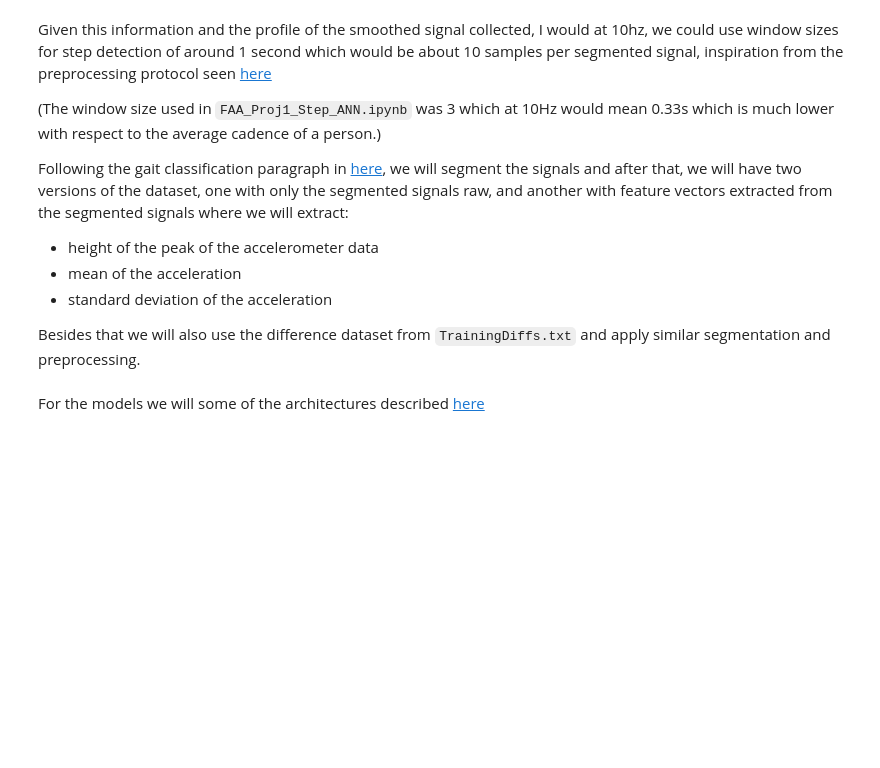
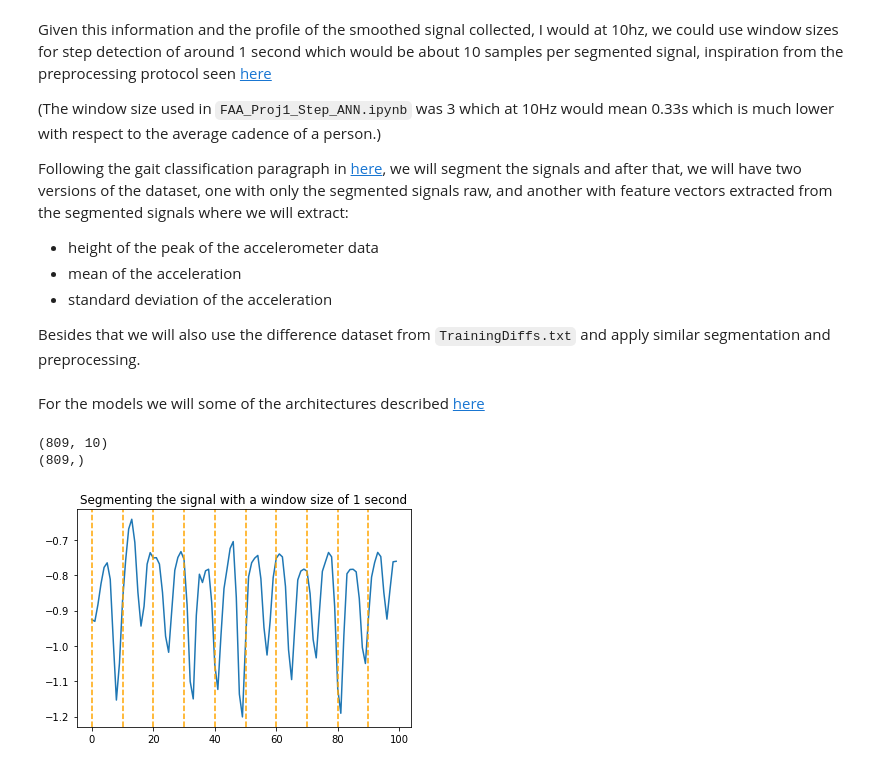
Before and after one commit to EnkrateiaLucca/stepsDetector, a Jupyter notebook: data_prep.ipynb, the cells around one changed output. Drawn from its saved outputs; the diff is of its cells as text; code cells hidden in the pictures; blank space fills up the shorter version.

```diff
--- a/data_prep.ipynb
+++ b/data_prep.ipynb
@@ -83,3 +83,32 @@ Besides that we will also use the difference dataset from `TrainingDiffs.txt`
 and apply similar segmentation and preprocessing.
 # %% [markdown]
 For the models we will some of the architectures described [here](https://run.unl.pt/bitstream/10362/106544/1/Rodrigues_2020.pdf)
+# %%
+import numpy as np
+# smoothing the signal
+smoothed_signal = gaussian_filter1d(df_x["AccZAxis"], sigma=1)
+
+# segmenting the signal with a window size of 10 seconds
+window_size = 10
+x_train = np.empty((int(len(df_x)/window_size - 1), window_size))
+y_train = np.empty((int(len(df_x)/window_size - 1),))
+for i in range(0, len(smoothed_signal) - window_size, window_size):
+    x_train[int(i/window_size)] = smoothed_signal[i:i+window_size]
+    y_train[int(i/window_size)] = df_y["Step"][i+window_size]
+
+print(x_train.shape)
+print(y_train.shape)
+# %% [output]
+(809, 10)
+(809,)
+# %%
+# Visualizing the segment windows with vertical lines in the original
+# smoothed signal
+fig, ax = plt.subplots()
+ax.plot(smoothed_signal[:100], label="smoothed data")
+for i in range(0,100,window_size):
+    ax.axvline(x=i, color='orange', linestyle='--')
+plt.title("Segmenting the signal with a window size of 1 second")
+plt.show()
+# %% [output]
+[figure, added]
```
Also changed, not shown: parts of 6 cells of this notebook, 1 other file.
